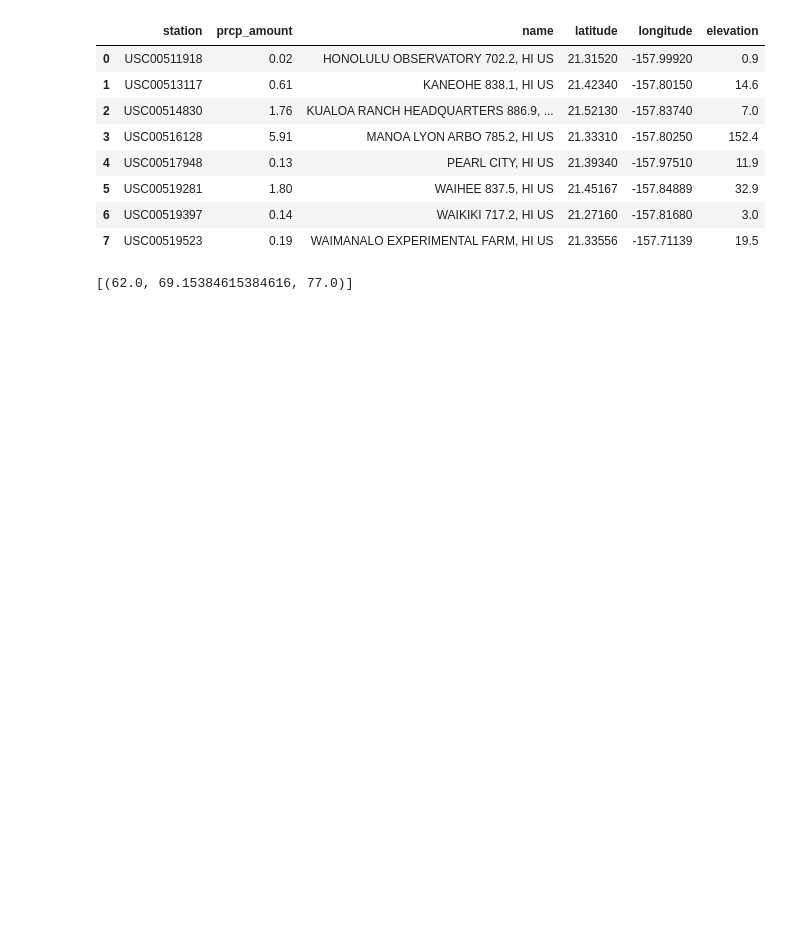
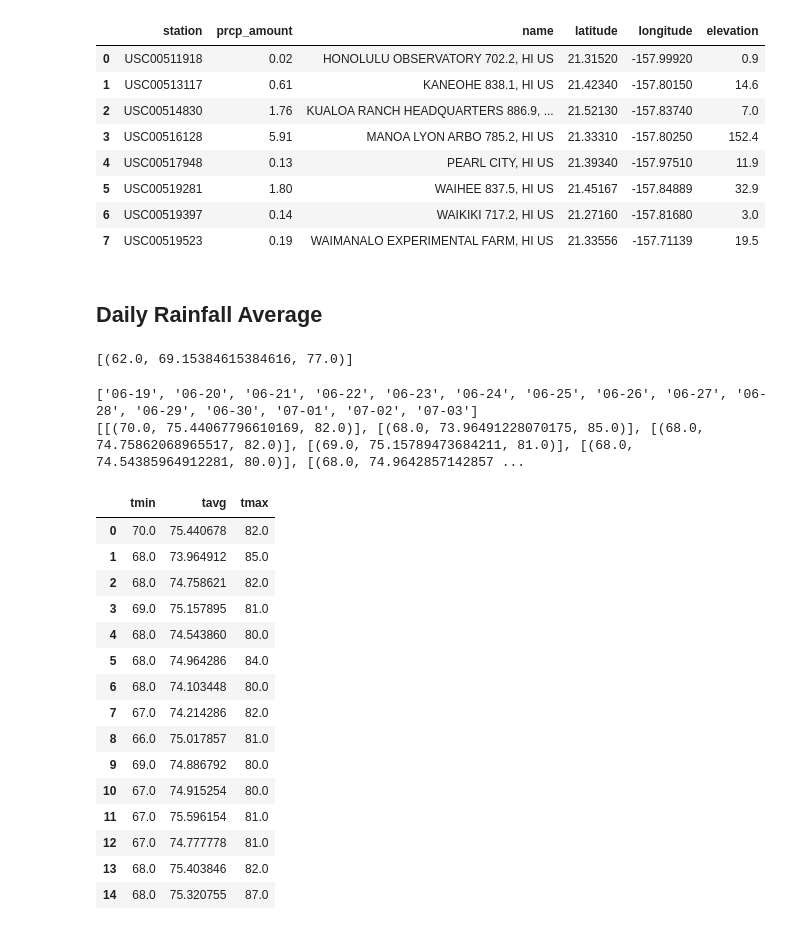
Before and after one commit to LenSin3/sqlalchemy-challenge, a Jupyter notebook: climate_starter.ipynb, the cells around one changed output. Cells and saved outputs as stored; diff of their text form; code cells hidden in the pictures; blank space fills up the shorter version.

```diff
--- a/climate_starter.ipynb
+++ b/climate_starter.ipynb
@@ -301,6 +301,8 @@ prcp_merged
 | 5 | USC00519281 | 1.80 | WAIHEE 837.5, HI US | 21.45167 | -157.84889 | 32.9 |
 | 6 | USC00519397 | 0.14 | WAIKIKI 717.2, HI US | 21.27160 | -157.81680 | 3.0 |
 | 7 | USC00519523 | 0.19 | WAIMANALO EXPERIMENTAL FARM, HI US | 21.33556 | -157.71139 | 19.5 |
+# %% [markdown]
+## Daily Rainfall Average
 # %%
 # Create a query that will calculate the daily normals
 # (i.e. the averages for tmin, tmax, and tavg for all historic data matching a specific month and day)
@@ -327,11 +329,45 @@ daily_normals("01-01")
 # push each tuple of calculations into a list called `normals`
 
 # Set the start and end date of the trip
+start_date = trip_start_delta
+end_date = trip_end_delta
 
 # Use the start and end date to create a range of dates
+date_generated = [start_date + dt.timedelta(days=x) for x in range(0, (end_date-start_date).days)]
 
-# Stip off the year and save a list of %m-%d strings
 
+# Strip off the year and save a list of %m-%d strings
+dates_stripped = []
+for date in date_generated:
+    dates_stripped.append(date.strftime("%m-%d"))
+print(dates_stripped)
 # Loop through the list of %m-%d strings and calculate the normals for each date
+normals = []
+for mnth_day in dates_stripped:
+
+    normals.append(daily_normals(mnth_day))
+print(normals)
+# %% [output]
+['06-19', '06-20', '06-21', '06-22', '06-23', '06-24', '06-25', '06-26', '06-27', '06-28', '06-29', '06-30', '07-01', '07-02', '07-03']
+[[(70.0, 75.44067796610169, 82.0)], [(68.0, 73.96491228070175, 85.0)], [(68.0, 74.75862068965517, 82.0)], [(69.0, 75.15789473684211, 81.0)], [(68.0, 74.54385964912281, 80.0)], [(68.0, 74.9642857142857 ...
 # %%
 # Load the previous query results into a Pandas DataFrame and add the `trip_dates` range as the `date` index
+normals_df = pd.DataFrame([t for lst in normals for t in lst], columns=['tmin', 'tavg', 'tmax'])
+normals_df
+# %% [output]
+|  | tmin | tavg | tmax |
+| 0 | 70.0 | 75.440678 | 82.0 |
+| 1 | 68.0 | 73.964912 | 85.0 |
+| 2 | 68.0 | 74.758621 | 82.0 |
+| 3 | 69.0 | 75.157895 | 81.0 |
+| 4 | 68.0 | 74.543860 | 80.0 |
+| 5 | 68.0 | 74.964286 | 84.0 |
+| 6 | 68.0 | 74.103448 | 80.0 |
+| 7 | 67.0 | 74.214286 | 82.0 |
+| 8 | 66.0 | 75.017857 | 81.0 |
+| 9 | 69.0 | 74.886792 | 80.0 |
+| 10 | 67.0 | 74.915254 | 80.0 |
+| 11 | 67.0 | 75.596154 | 81.0 |
+| 12 | 67.0 | 74.777778 | 81.0 |
+| 13 | 68.0 | 75.403846 | 82.0 |
+| 14 | 68.0 | 75.320755 | 87.0 |
```
Also changed, not shown: parts of 4 cells of this notebook.
